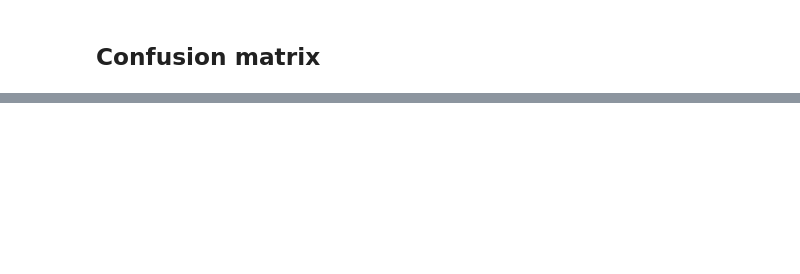
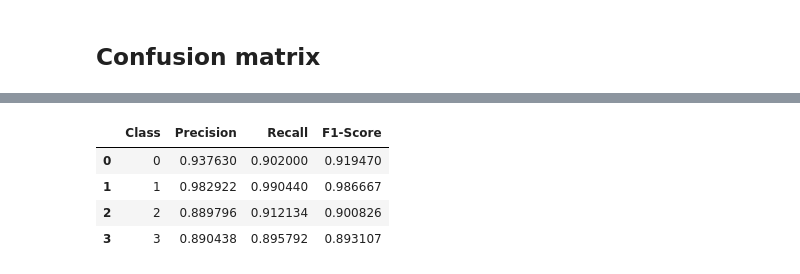
Before and after one commit to Walter-Di-Sabatino/BERT-Data-Science-Project, a Jupyter notebook: BERT_5k_60_30_10_2e_64t_final.ipynb, the cells around one changed output, grey strips where cells are left out. Saved outputs shown, nothing was run; the diff lists cells and outputs as text; code cells hidden in the pictures; blank space fills up the shorter version.

```diff
--- a/BERT_5k_60_30_10_2e_64t_final.ipynb
+++ b/BERT_5k_60_30_10_2e_64t_final.ipynb
@@ -885,0 +884,24 @@ plot_confusion_matrix(cm           = cm,
+# %%
+from sklearn.metrics import precision_score, recall_score, f1_score, accuracy_score
+
+# Calcolo delle metriche
+accuracy = accuracy_score(labels, scores)
+precision = precision_score(labels, scores, average=None)  # Per classe
+recall = recall_score(labels, scores, average=None)        # Per classe
+f1 = f1_score(labels, scores, average=None)                # Per classe
+
+# Creazione della tabella con pandas
+metrics_table = pd.DataFrame({
+    'Class': ['0', '1', '2', '3'],  # Modifica in base alle tue classi
+    'Precision': precision,
+    'Recall': recall,
+    'F1-Score': f1,
+})
+
+metrics_table
+# %% [output]
+|  | Class | Precision | Recall | F1-Score |
+| 0 | 0 | 0.937630 | 0.902000 | 0.919470 |
+| 1 | 1 | 0.982922 | 0.990440 | 0.986667 |
+| 2 | 2 | 0.889796 | 0.912134 | 0.900826 |
+| 3 | 3 | 0.890438 | 0.895792 | 0.893107 |
```
Also changed, not shown: parts of 6 cells of this notebook, 1 other file.
